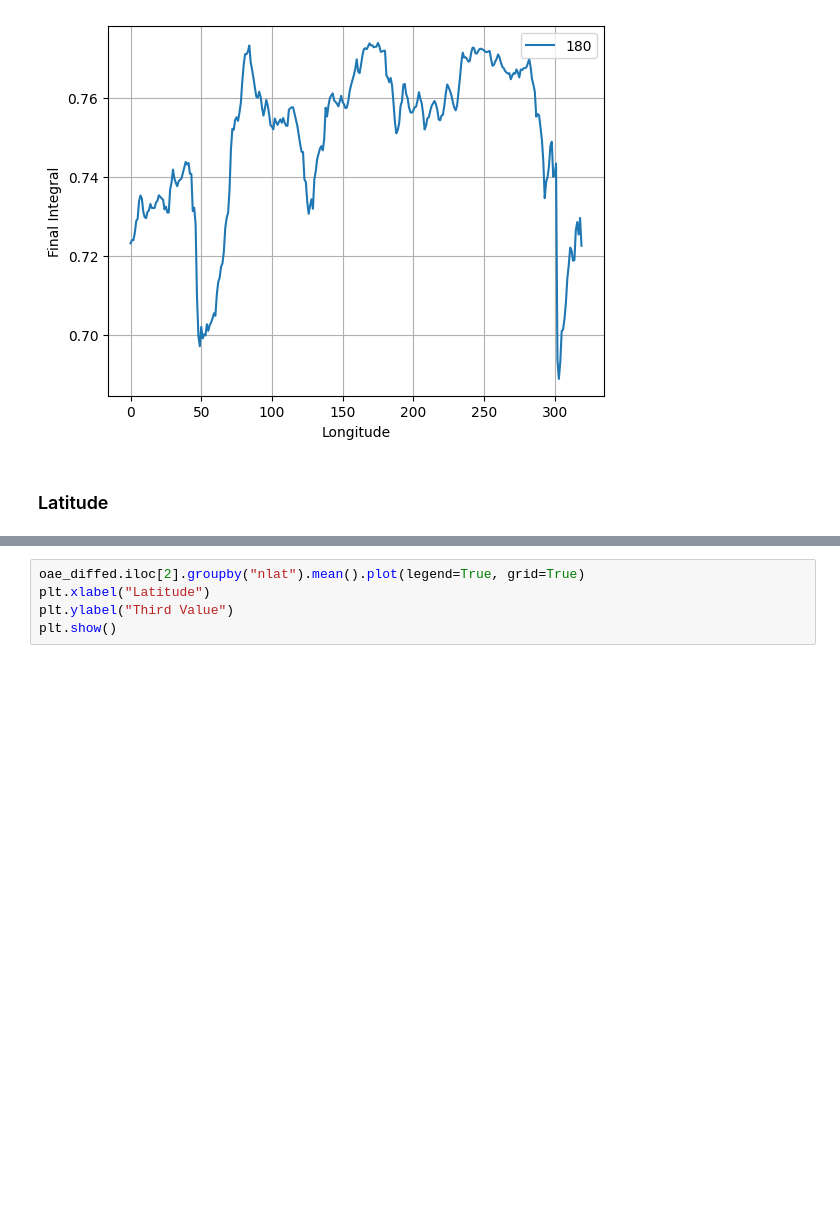
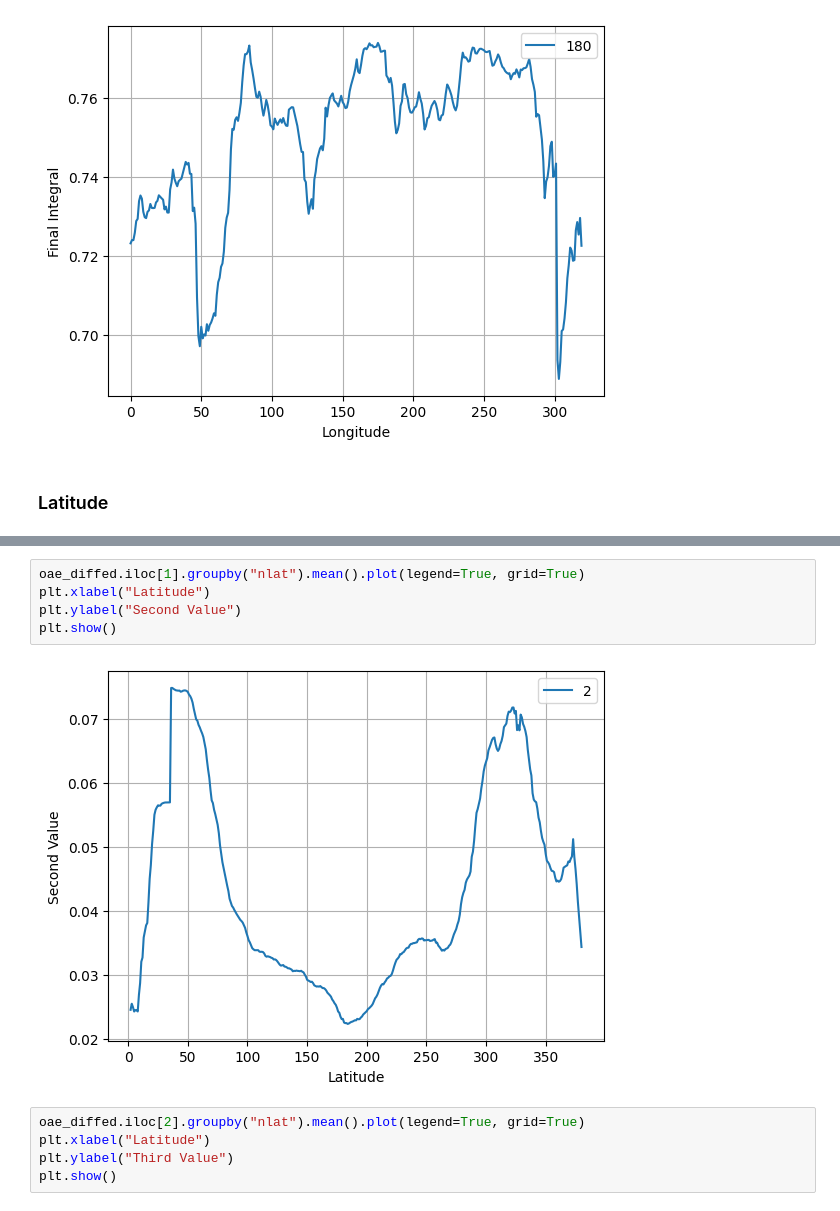
Before and after one commit to junsu489/cworthy, a Jupyter notebook: notebook/eda.ipynb, the cells around one changed output, grey strips where cells are left out. Saved outputs shown, nothing was run; the diff lists cells and outputs as text; blank space fills up the shorter version.

```diff
--- a/notebook/eda.ipynb
+++ b/notebook/eda.ipynb
@@ -120,3 +126,10 @@ plt.show()
+# %%
+oae_diffed.iloc[1].groupby("nlat").mean().plot(legend=True, grid=True)
+plt.xlabel("Latitude")
+plt.ylabel("Second Value")
+plt.show()
+# %% [output]
+[figure, added]
 # %%
 oae_diffed.iloc[2].groupby("nlat").mean().plot(legend=True, grid=True)
 plt.xlabel("Latitude")
```
Also changed, not shown: parts of 5 cells of this notebook.
